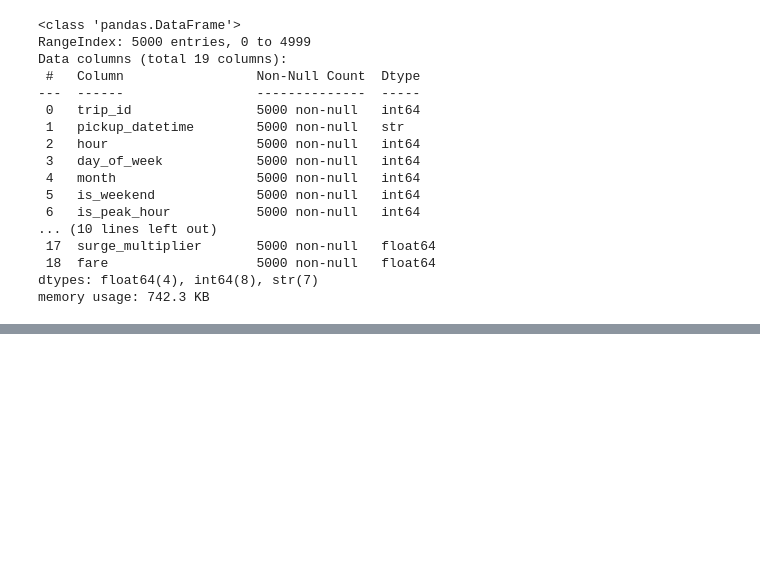
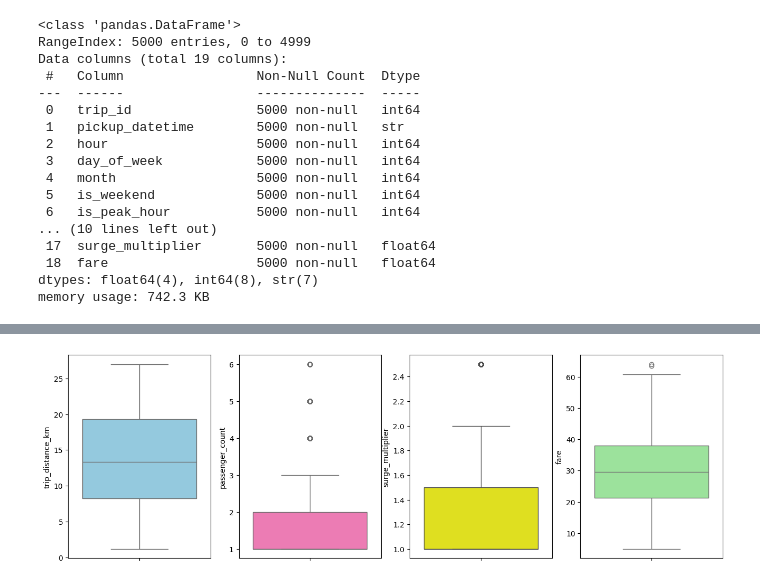
Before and after one commit to Vignesh2025411/FarePrediction, a Jupyter notebook: notebook/data/EDA.ipynb, the cells around one changed output, grey strips where cells are left out. Cells and saved outputs as stored; diff of their text form; code cells hidden in the pictures; blank space fills up the shorter version.

```diff
--- a/notebook/data/EDA.ipynb
+++ b/notebook/data/EDA.ipynb
@@ -153,0 +210,2 @@ memory usage: 742.3 KB
+# %%
+df.drop(['trip_id', 'pickup_datetime', 'hour','day_of_week','month','pickup_zone','dropoff_zone','driver_rating'], axis=1, inplace=True)
@@ -153,0 +221,13 @@ memory usage: 742.3 KB
+# %%
+plt.subplots(1,4,figsize=(16,5))
+plt.subplot(141)
+sns.boxplot(df['trip_distance_km'],color='skyblue')
+plt.subplot(142)
+sns.boxplot(df['passenger_count'],color='hotpink')
+plt.subplot(143)
+sns.boxplot(df['surge_multiplier'],color='yellow')
+plt.subplot(144)
+sns.boxplot(df['fare'],color='lightgreen')
+plt.show()
+# %% [output]
+[figure, added]
```
Also changed, not shown: parts of 13 cells of this notebook, 1 other file.
